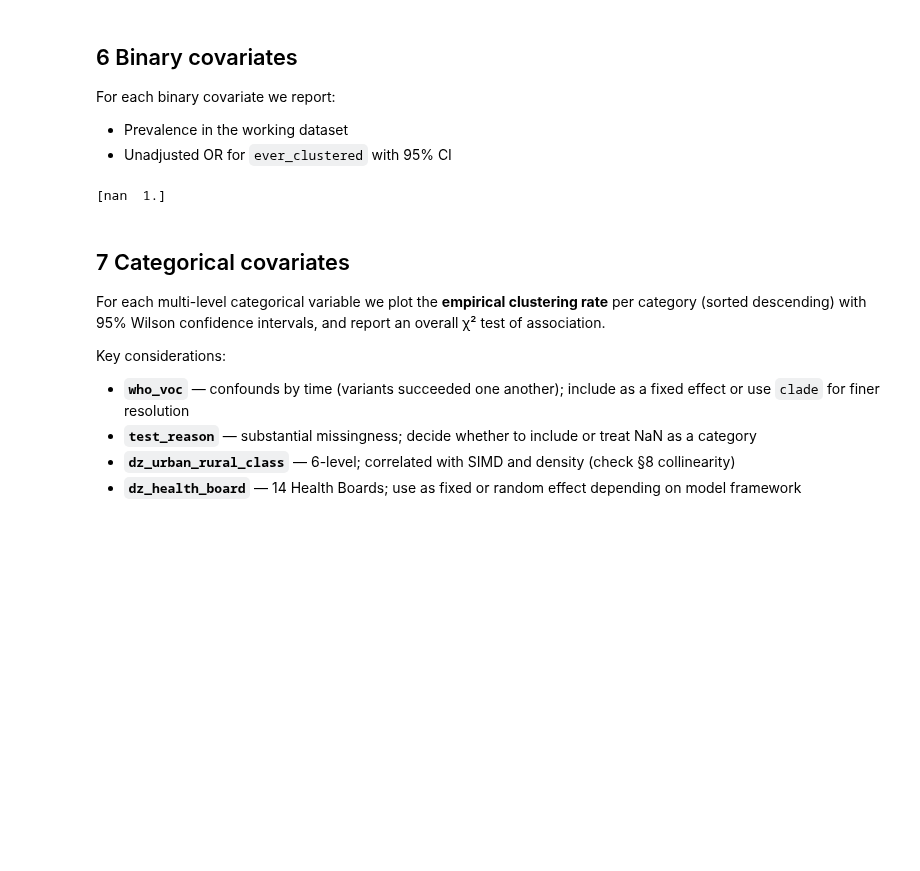
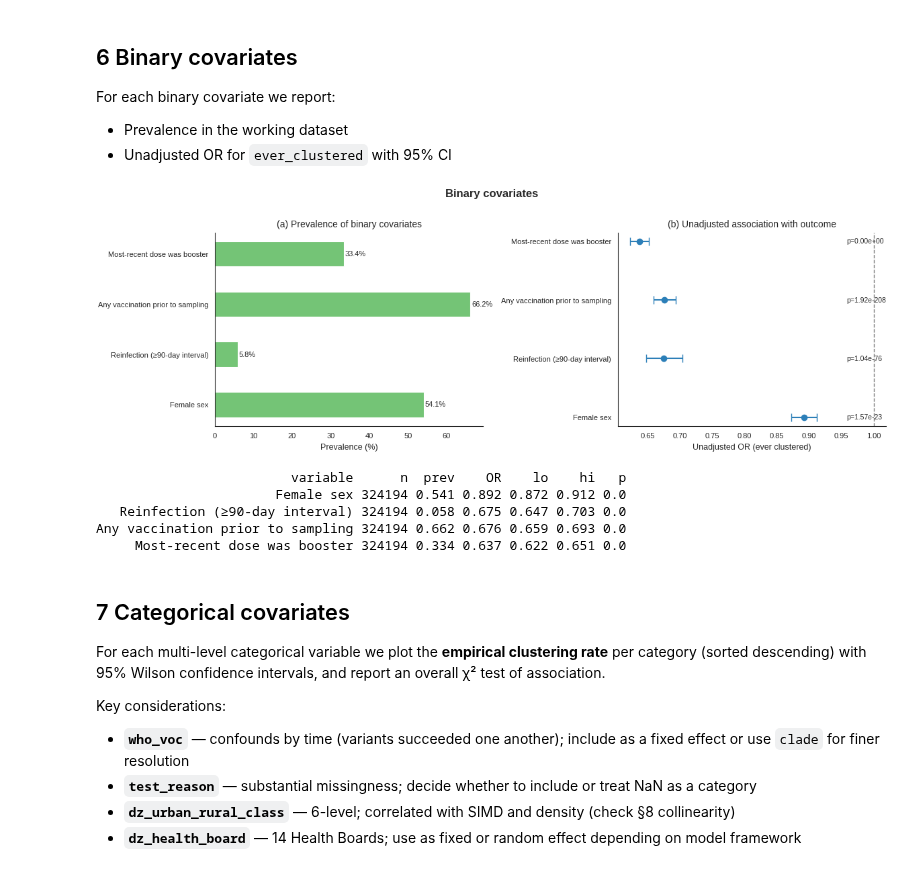
Before and after one commit to ydnkka/scotland, a Jupyter notebook: analysis/epilink_model_formulation_eda.ipynb, the cells around one changed output. Cells and saved outputs as stored; diff of their text form; code cells hidden in the pictures; blank space fills up the shorter version.

```diff
--- a/analysis/epilink_model_formulation_eda.ipynb
+++ b/analysis/epilink_model_formulation_eda.ipynb
@@ -508,12 +509,6 @@ plt.show()
 For each binary covariate we report:
 - Prevalence in the working dataset
 - Unadjusted OR for `ever_clustered` with 95% CI
-# %%
-print(wd["vacc_booster"].unique())
-# %% [output]
-[nan  1.]
-# %%
-wd["vacc_booster"] = wd["vacc_booster"].fillna(0).astype(bool)
 # %%
 BINARY_VARS = [
     ("is_female",       "Female sex"),
@@ -546,34 +541,41 @@ df_bin = pd.DataFrame(results_bin)
 
 fig, axes = st.new_figure(width_in=12, height_in=4,  ncols=2)
 
 # (a) Prevalence
 ax = axes[0]
 ax.barh(df_bin["variable"], 100*df_bin["prev"], color="#74c476", height=0.5)
 ax.set_xlabel("Prevalence (%)")
 ax.set_title("(a) Prevalence of binary covariates")
 for i, row in df_bin.iterrows():
     ax.text(100*row["prev"]+0.3, i, f"{100*row['prev']:.1f}%", va="center", fontsize=8)
 
 # (b) Unadjusted OR forest plot
 ax = axes[1]
 y = range(len(df_bin))
 ax.errorbar(df_bin["OR"], y,
-            xerr=[df_bin["OR"]-df_bin["lo"], df_bin["hi"]-df_bin["OR"]],
+            xerr=[np.abs(df_bin["OR"]-df_bin["lo"]), np.abs(df_bin["hi"]-df_bin["OR"])],
             fmt="o", color="#2c7fb8", capsize=4, ms=6, lw=1.5)
 ax.axvline(1, color="grey", lw=1, ls="--")
 ax.set_yticks(list(y))
 ax.set_yticklabels(df_bin["variable"])
 ax.set_xlabel("Unadjusted OR (ever clustered)")
 ax.set_title("(b) Unadjusted association with outcome")
 # Annotate p-values
 for i, row in df_bin.iterrows():
     p_str = f"p={row['p']:.2e}" if row["p"] < 0.001 else f"p={row['p']:.3f}"
     ax.text(df_bin["hi"].max()*1.05, i, p_str, va="center", fontsize=7.5)
 
 plt.suptitle("Binary covariates", fontsize=12, fontweight="bold", y=1.01)
 plt.tight_layout()
 plt.show()
 print(df_bin[["variable","n","prev","OR","lo","hi","p"]].round(3).to_string(index=False))
+# %% [output]
+[figure, added]
+                         variable      n  prev    OR    lo    hi   p
+                       Female sex 324194 0.541 0.892 0.872 0.912 0.0
+   Reinfection (≥90-day interval) 324194 0.058 0.675 0.647 0.703 0.0
+Any vaccination prior to sampling 324194 0.662 0.676 0.659 0.693 0.0
+     Most-recent dose was booster 324194 0.334 0.637 0.622 0.651 0.0
 # %% [markdown]
 ## 7  Categorical covariates
 
```
Also changed, not shown: parts of 16 cells of this notebook.
